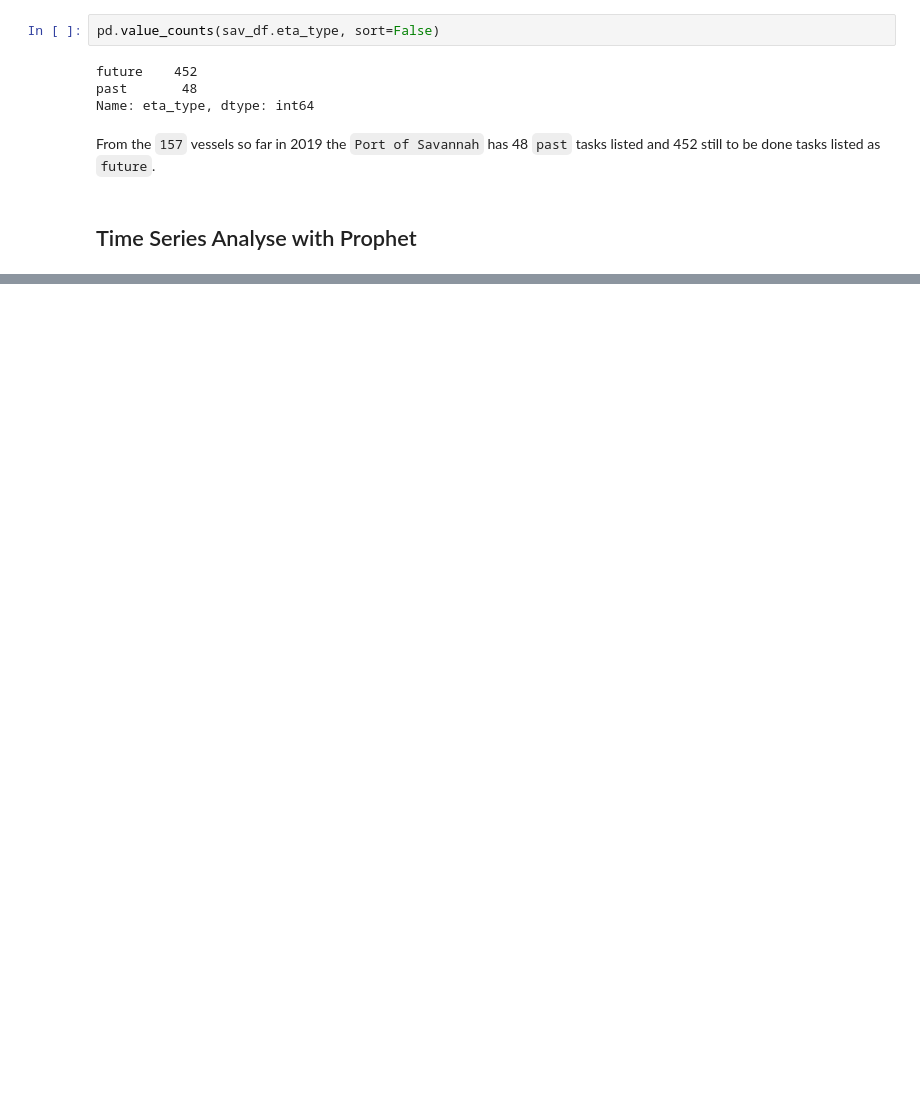
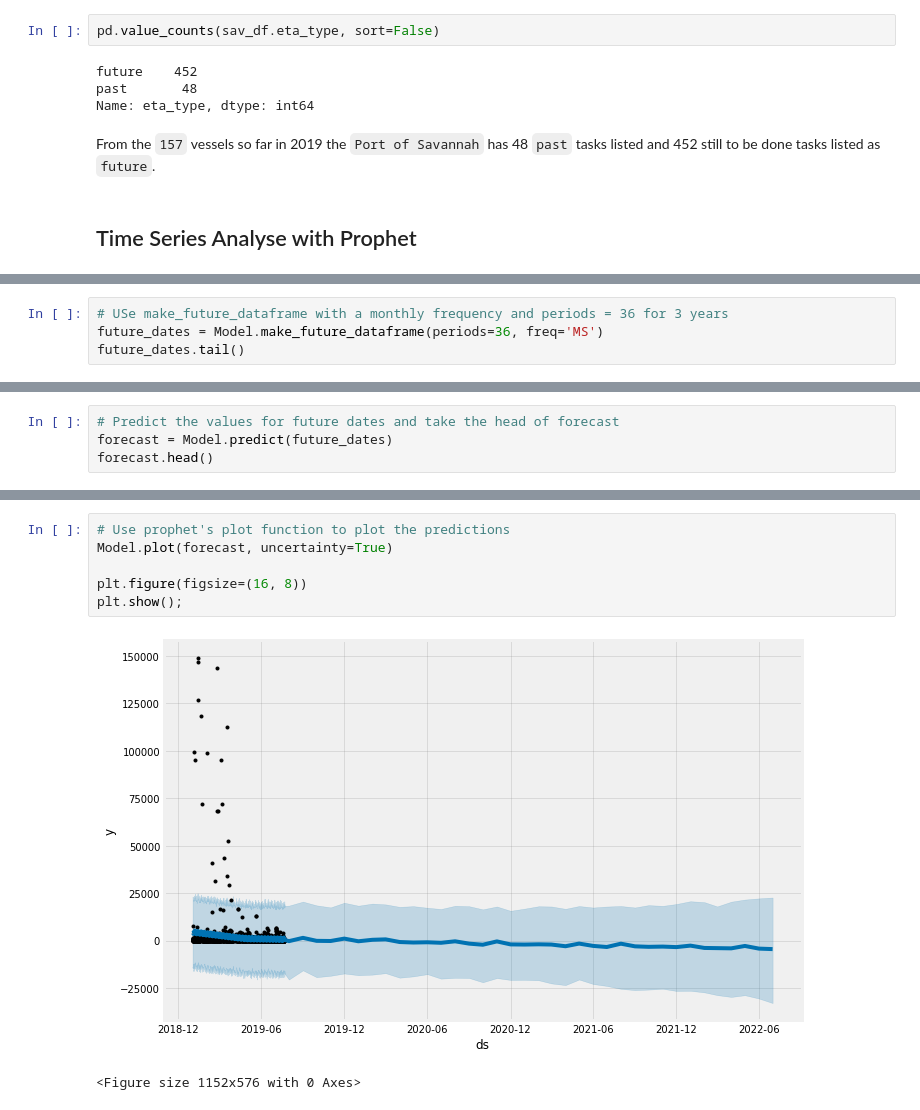
Before and after one commit to stephanosterburg/coding_challenges, a Jupyter notebook: clearmetal/notebook.ipynb, the cells around one changed output, grey strips where cells are left out. Cells and saved outputs as stored; diff of their text form; blank space fills up the shorter version.

```diff
--- a/clearmetal/notebook.ipynb
+++ b/clearmetal/notebook.ipynb
@@ -812,0 +869,4 @@ df.head()
+# %%
+# USe make_future_dataframe with a monthly frequency and periods = 36 for 3 years
+future_dates = Model.make_future_dataframe(periods=36, freq='MS')
+future_dates.tail()
@@ -812,0 +880,4 @@ df.head()
+# %%
+# Predict the values for future dates and take the head of forecast
+forecast = Model.predict(future_dates)
+forecast.head()
@@ -812,0 +891,9 @@ df.head()
+# %%
+# Use prophet's plot function to plot the predictions
+Model.plot(forecast, uncertainty=True)
+
+plt.figure(figsize=(16, 8))
+plt.show();
+# %% [output]
+[figure, added]
+<Figure size 1152x576 with 0 Axes>
```
Also changed, not shown: parts of 16 cells of this notebook.
